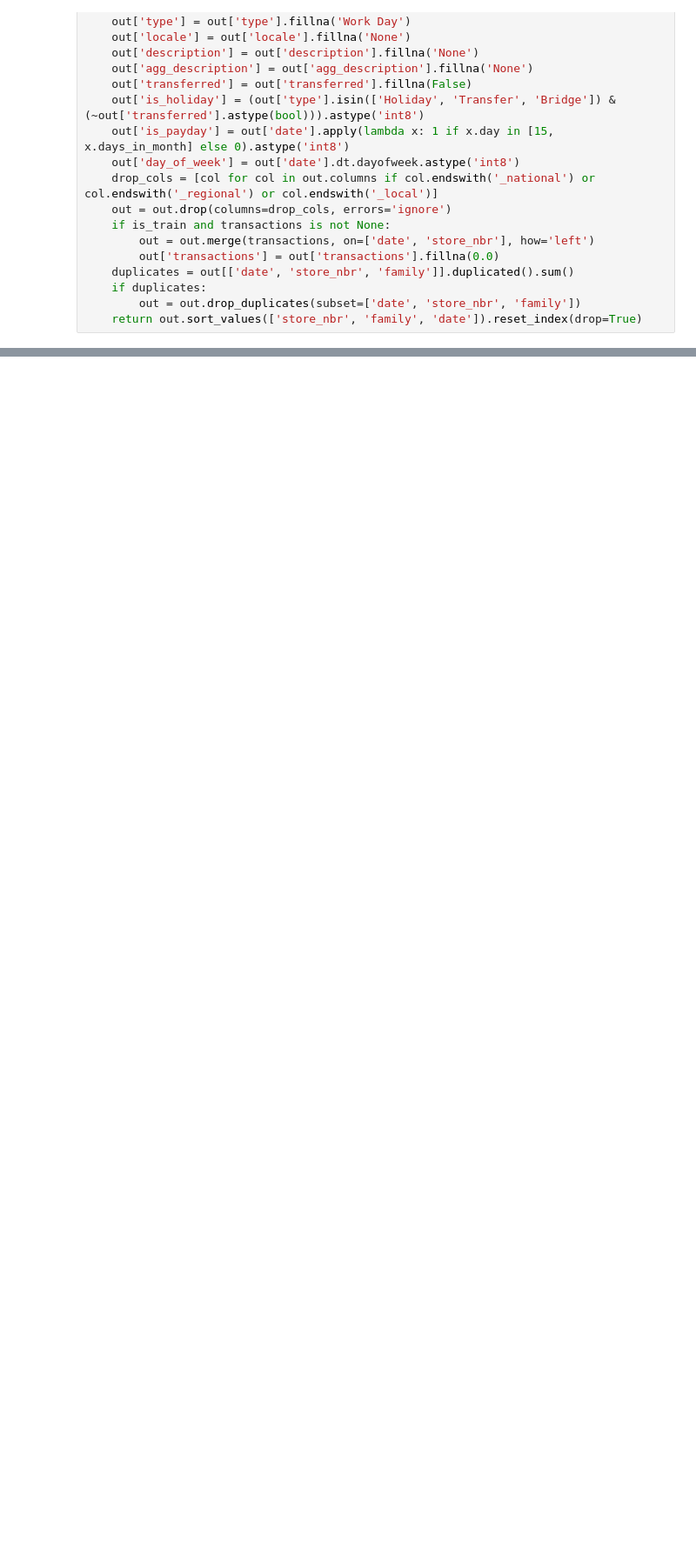
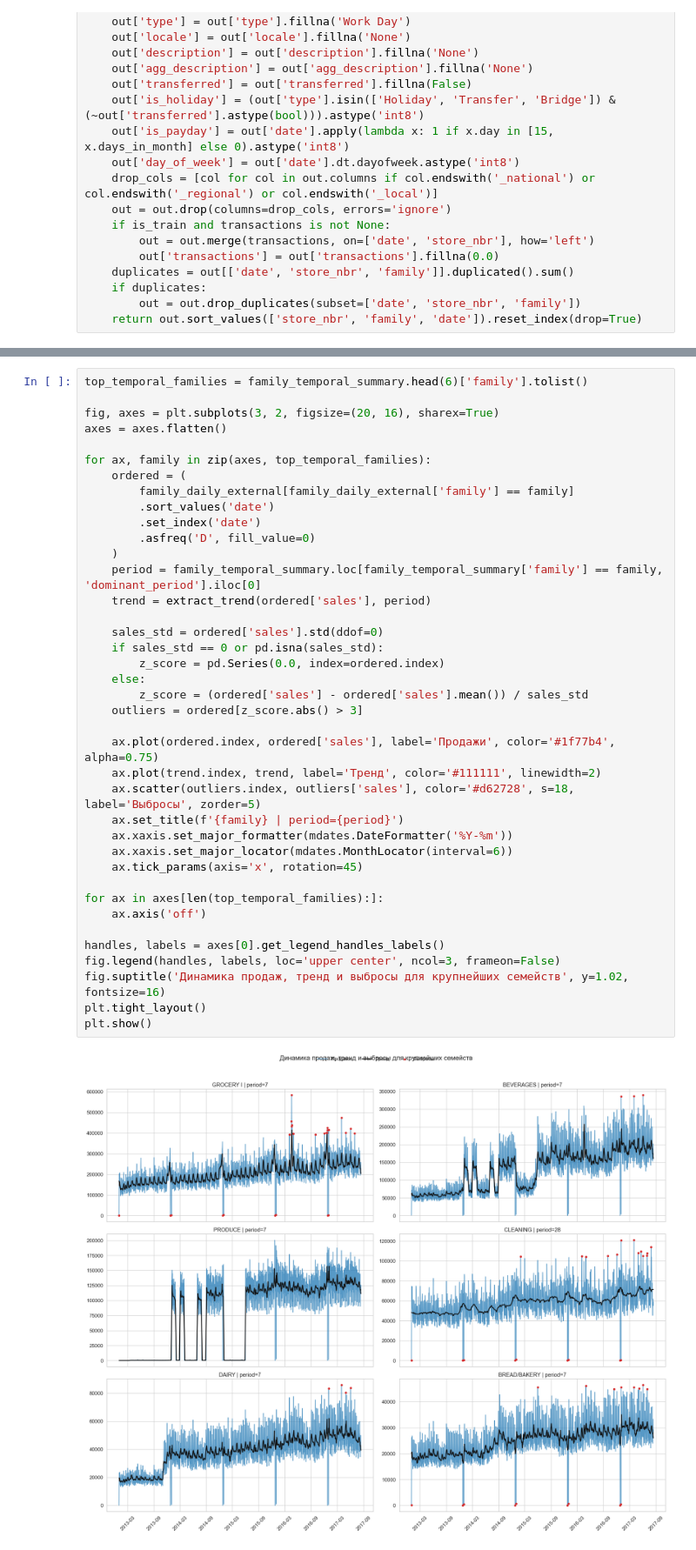
Before and after one commit to ilyascw/demand_forecasting, a Jupyter notebook: notebooks/01_prepare_eda.ipynb, the cells around one changed output, grey strips where cells are left out. Shown at 87% size. Drawn from its saved outputs; the diff is of its cells as text; blank space fills up the shorter version.

```diff
--- a/notebooks/01_prepare_eda.ipynb
+++ b/notebooks/01_prepare_eda.ipynb
@@ -443,0 +900,41 @@ zero_sales_by_family.head(15)
+# %%
+top_temporal_families = family_temporal_summary.head(6)['family'].tolist()
+
+fig, axes = plt.subplots(3, 2, figsize=(20, 16), sharex=True)
+axes = axes.flatten()
+
+for ax, family in zip(axes, top_temporal_families):
+    ordered = (
+        family_daily_external[family_daily_external['family'] == family]
+        .sort_values('date')
+        .set_index('date')
+        .asfreq('D', fill_value=0)
+    )
+    period = family_temporal_summary.loc[family_temporal_summary['family'] == family, 'dominant_period'].iloc[0]
+    trend = extract_trend(ordered['sales'], period)
+
+    sales_std = ordered['sales'].std(ddof=0)
+    if sales_std == 0 or pd.isna(sales_std):
+        z_score = pd.Series(0.0, index=ordered.index)
+    else:
+        z_score = (ordered['sales'] - ordered['sales'].mean()) / sales_std
+    outliers = ordered[z_score.abs() > 3]
+
+    ax.plot(ordered.index, ordered['sales'], label='Продажи', color='#1f77b4', alpha=0.75)
+    ax.plot(trend.index, trend, label='Тренд', color='#111111', linewidth=2)
+    ax.scatter(outliers.index, outliers['sales'], color='#d62728', s=18, label='Выбросы', zorder=5)
+    ax.set_title(f'{family} | period={period}')
+    ax.xaxis.set_major_formatter(mdates.DateFormatter('%Y-%m'))
+    ax.xaxis.set_major_locator(mdates.MonthLocator(interval=6))
+    ax.tick_params(axis='x', rotation=45)
+
+for ax in axes[len(top_temporal_families):]:
+    ax.axis('off')
+
+handles, labels = axes[0].get_legend_handles_labels()
+fig.legend(handles, labels, loc='upper center', ncol=3, frameon=False)
+fig.suptitle('Динамика продаж, тренд и выбросы для крупнейших семейств', y=1.02, fontsize=16)
+plt.tight_layout()
+plt.show()
+# %% [output]
+[figure, added]
```
Also changed, not shown: parts of 68 cells of this notebook, 14 other files.
